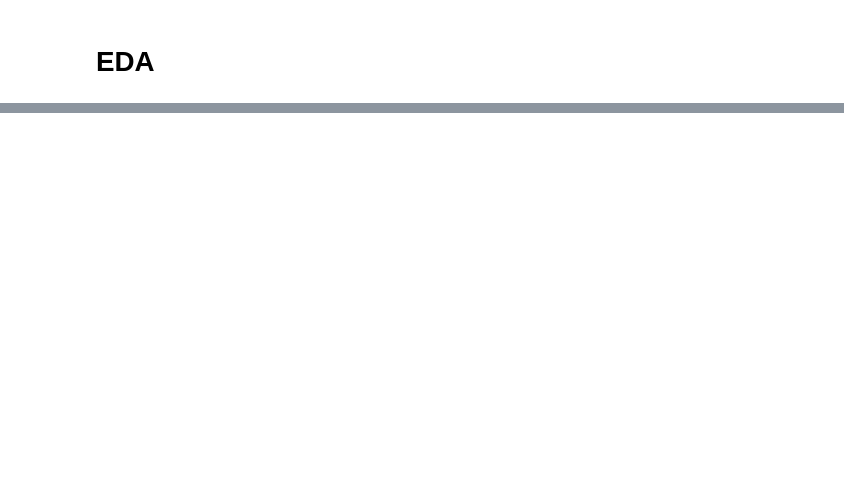
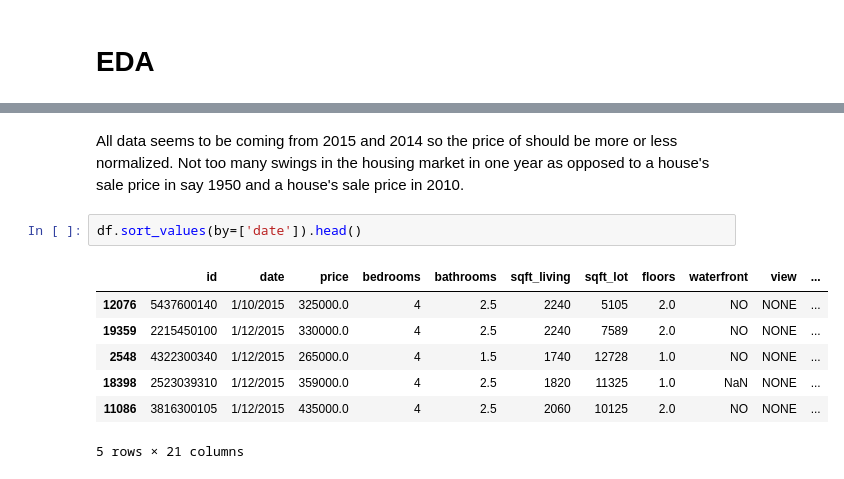
Before and after one commit to tweatherfordk/Linear-Regression-Housing-Model, a Jupyter notebook: Trystan/Kings County EDA.ipynb, the cells around one changed output, grey strips where cells are left out. Drawn from its saved outputs; the diff is of its cells as text; blank space fills up the shorter version.

```diff
--- a/Trystan/Kings County EDA.ipynb
+++ b/Trystan/Kings County EDA.ipynb
@@ -20,3 +27,15 @@ df
 | 21595 | 291310100 | 1/16/2015 | 400000.0 | 3 | 2.50 | 1600 | 2388 | 2.0 | NaN | NONE | ... |
 | 21596 | 1523300157 | 10/15/2014 | 325000.0 | 2 | 0.75 | 1020 | 1076 | 2.0 | NO | NONE | ... |
 21597 rows × 21 columns
+# %% [markdown]
+All data seems to be coming from 2015 and 2014 so the price of should be more or less normalized. Not too many swings in the housing market in one year as opposed to a house's sale price in say 1950 and a house's sale price in 2010.
+# %%
+df.sort_values(by=['date']).head()
+# %% [output]
+|  | id | date | price | bedrooms | bathrooms | sqft_living | sqft_lot | floors | waterfront | view | ... |
+| 12076 | 5437600140 | 1/10/2015 | 325000.0 | 4 | 2.5 | 2240 | 5105 | 2.0 | NO | NONE | ... |
+| 19359 | 2215450100 | 1/12/2015 | 330000.0 | 4 | 2.5 | 2240 | 7589 | 2.0 | NO | NONE | ... |
+| 2548 | 4322300340 | 1/12/2015 | 265000.0 | 4 | 1.5 | 1740 | 12728 | 1.0 | NO | NONE | ... |
+| 18398 | 2523039310 | 1/12/2015 | 359000.0 | 4 | 2.5 | 1820 | 11325 | 1.0 | NaN | NONE | ... |
+| 11086 | 3816300105 | 1/12/2015 | 435000.0 | 4 | 2.5 | 2060 | 10125 | 2.0 | NO | NONE | ... |
+5 rows × 21 columns
```
Also changed, not shown: parts of 12 cells of this notebook.
